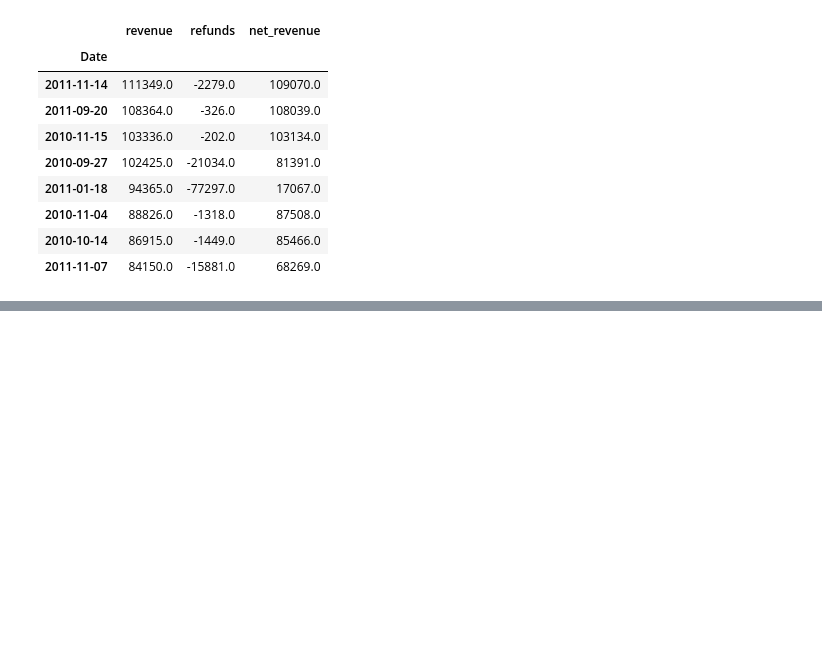
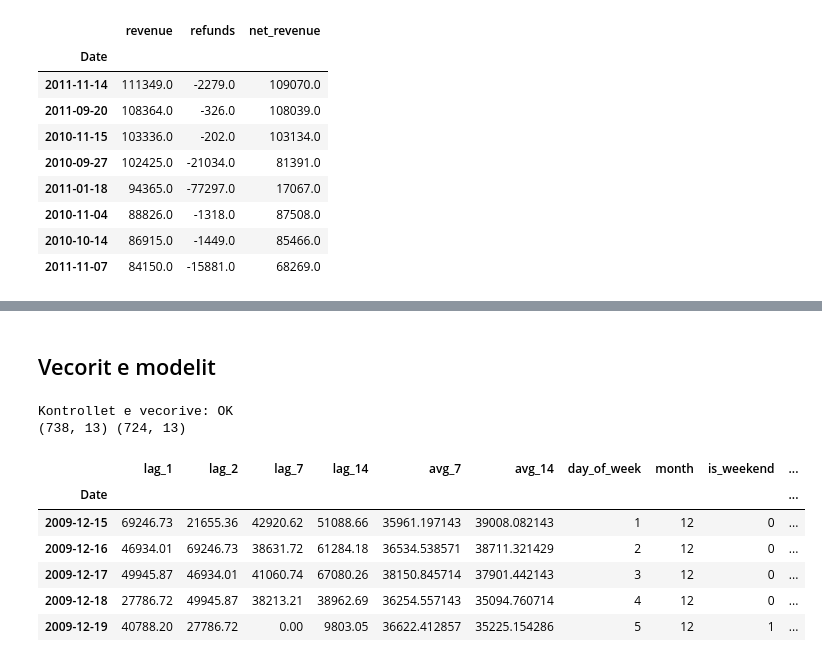
Before and after one commit to Dua-Gashi/online-retail-customer-analytics, a Jupyter notebook: notebooks/03_forecasting.ipynb, the cells around one changed output, grey strips where cells are left out. Drawn from its saved outputs; the diff is of its cells as text; code cells hidden in the pictures; blank space fills up the shorter version.

```diff
--- a/notebooks/03_forecasting.ipynb
+++ b/notebooks/03_forecasting.ipynb
@@ -271,0 +267,21 @@ cmp.sort_values("revenue", ascending=False).head(8).round(0)
+# %% [markdown]
+## Vecorit e modelit
+# %%
+from src.forecasting import features_for_dates, make_dataset, validate_features, FEATURES
+
+raw_features = features_for_dates(daily)
+validate_features(raw_features)
+
+data = make_dataset(daily)
+print(raw_features.shape, data.shape)
+data.head()
+# %% [output]
+Kontrollet e vecorive: OK
+(738, 13) (724, 13)
+|  | lag_1 | lag_2 | lag_7 | lag_14 | avg_7 | avg_14 | day_of_week | month | is_weekend | ... |
+| Date |  |  |  |  |  |  |  |  |  | ... |
+| 2009-12-15 | 69246.73 | 21655.36 | 42920.62 | 51088.66 | 35961.197143 | 39008.082143 | 1 | 12 | 0 | ... |
+| 2009-12-16 | 46934.01 | 69246.73 | 38631.72 | 61284.18 | 36534.538571 | 38711.321429 | 2 | 12 | 0 | ... |
+| 2009-12-17 | 49945.87 | 46934.01 | 41060.74 | 67080.26 | 38150.845714 | 37901.442143 | 3 | 12 | 0 | ... |
+| 2009-12-18 | 27786.72 | 49945.87 | 38213.21 | 38962.69 | 36254.557143 | 35094.760714 | 4 | 12 | 0 | ... |
+| 2009-12-19 | 40788.20 | 27786.72 | 0.00 | 9803.05 | 36622.412857 | 35225.154286 | 5 | 12 | 1 | ... |
```
Also changed, not shown: parts of 7 cells of this notebook, 1 other file.
